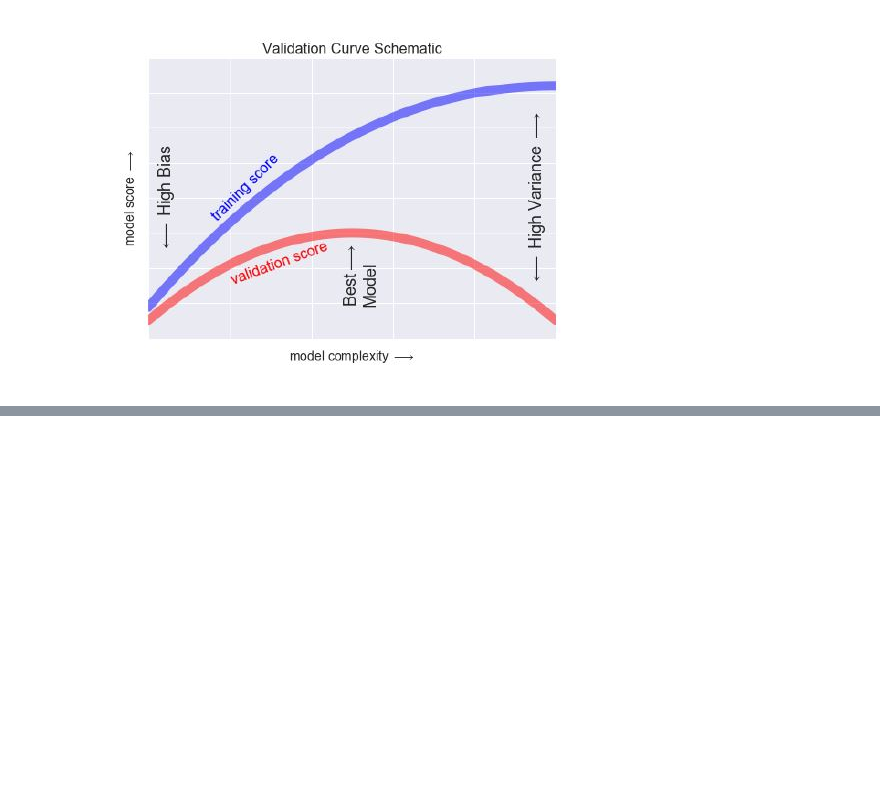
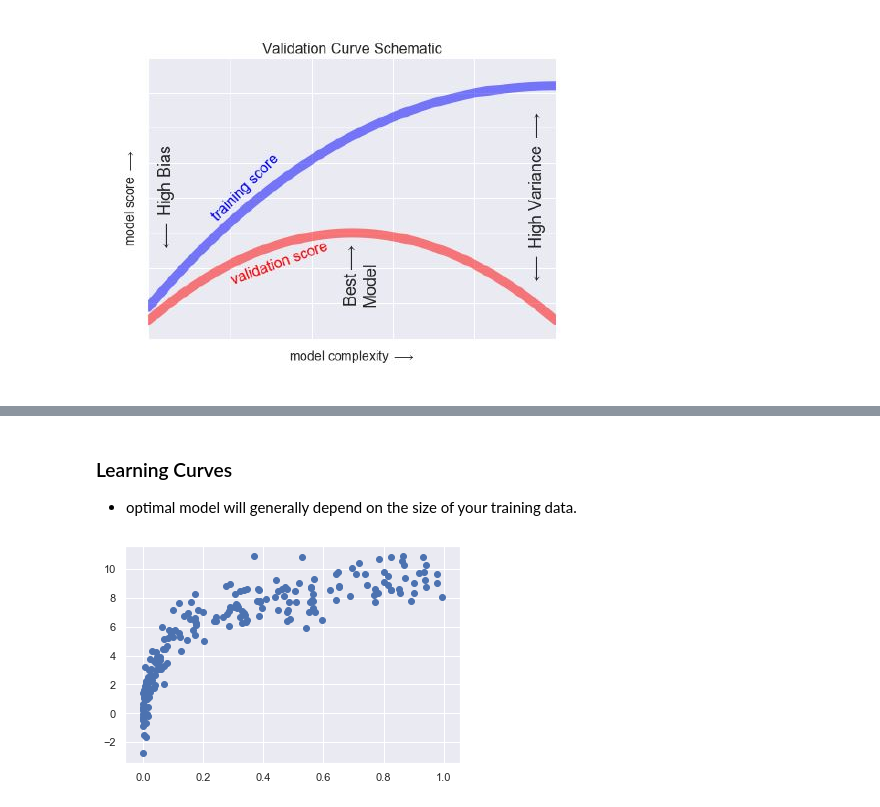
Before and after one commit to richdayandnight/data-science-notebook, a Jupyter notebook: python-data-science-handbook/Chapter 5 Machine Learning_Hyperparameters.ipynb, the cells around one changed output, grey strips where cells are left out. Saved outputs shown, nothing was run; the diff lists cells and outputs as text; code cells hidden in the pictures; blank space fills up the shorter version.

```diff
--- a/python-data-science-handbook/Chapter 5 Machine Learning_Hyperparameters.ipynb
+++ b/python-data-science-handbook/Chapter 5 Machine Learning_Hyperparameters.ipynb
@@ -175,0 +241,9 @@ Features
+# %% [markdown]
+### Learning Curves
+
+- optimal model will generally depend on the size of your training data.
+# %%
+X2, y2 = make_data(200)
+plt.scatter(X2.ravel(), y2);
+# %% [output]
+[figure, added]
```
Also changed, not shown: parts of 17 cells of this notebook, 1 other file.
